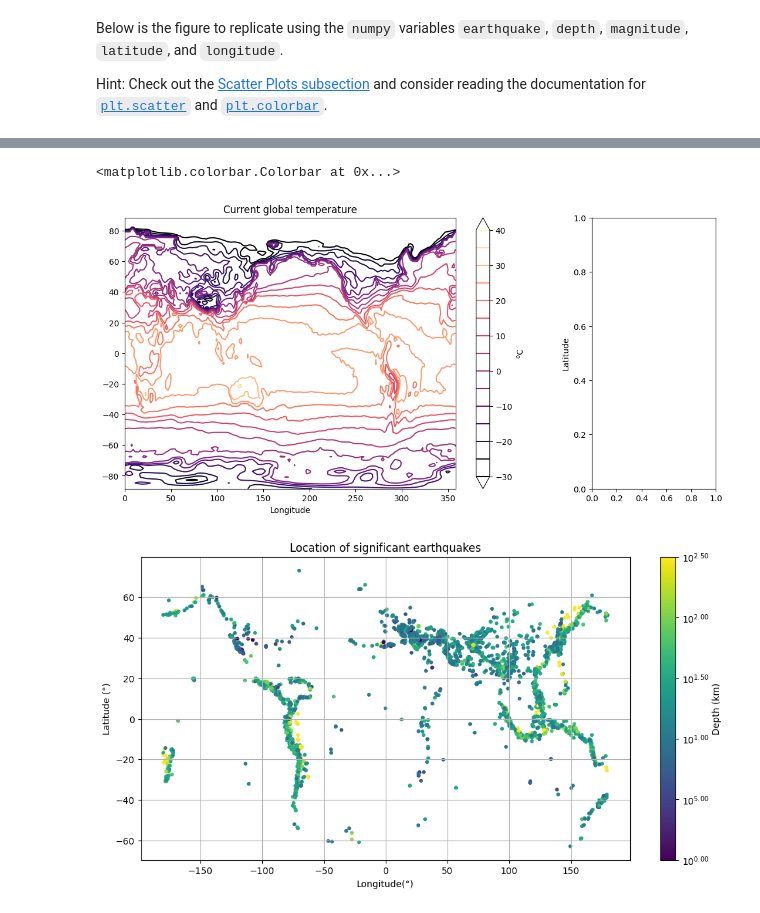
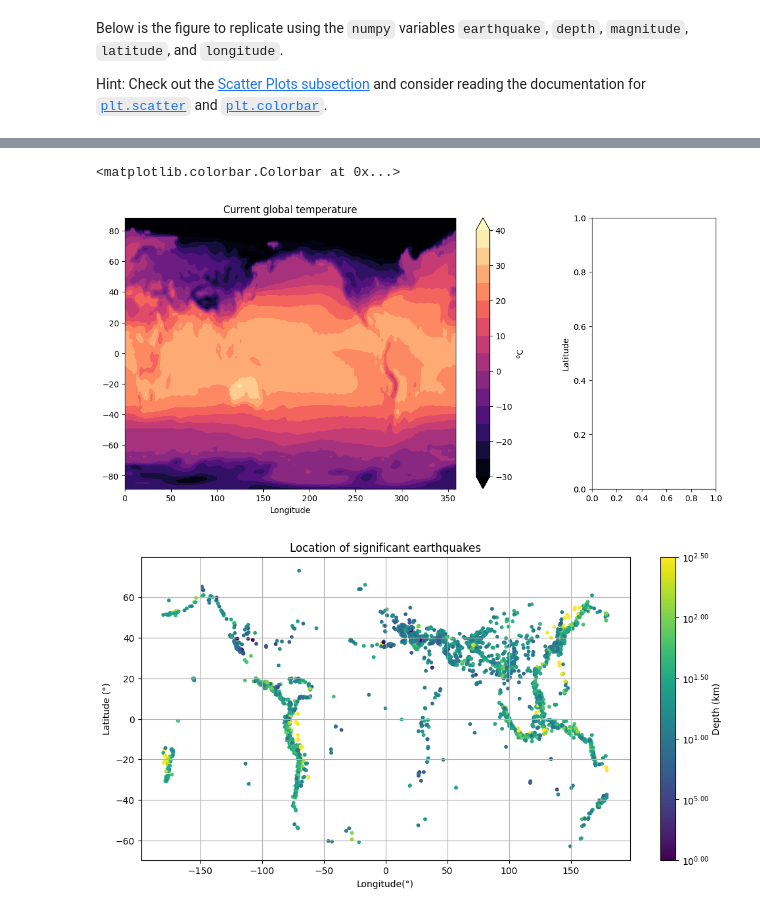
Before and after one commit to lynnbauerm/2025_Intro_Python, a Jupyter notebook: notebook/W2_S2.ipynb, the cells around one changed output, grey strips where cells are left out. Drawn from its saved outputs; the diff is of its cells as text; code cells hidden in the pictures.

```diff
--- a/notebook/W2_S2.ipynb
+++ b/notebook/W2_S2.ipynb
@@ -161,14 +163,14 @@ def fmt(x, pos):
 # %%
 fig, (ax1,ax2) = plt.subplots(nrows= 1, ncols= 2, figsize=(13,6),gridspec_kw={'width_ratios': [5, 1.5]})
 
-ctemp = ax1.contour(lon,lat,temp - 273.15 ,cmap='magma',levels=np.linspace(-30,40,15),extend='both')
+ctemp = ax1.contourf(lon,lat,temp - 273.15 ,cmap='magma',levels=np.linspace(-30,40,15),extend='both')
 ax1.set_xlabel('Longitude')
 ax2.set_ylabel('Latitude')
 ax1.set_title('Current global temperature')
 plt.colorbar(ctemp,ax=ax1, label='$^o$C')
 # %% [output]
 <matplotlib.colorbar.Colorbar at 0x...>
-[figure, old version]
+[figure, new version]
 # %%
 # Replicate the figure here
 fig,ax = plt.subplots(1, 1, figsize=(12,6))
```
Also changed, not shown: parts of 1 cell of this notebook.
